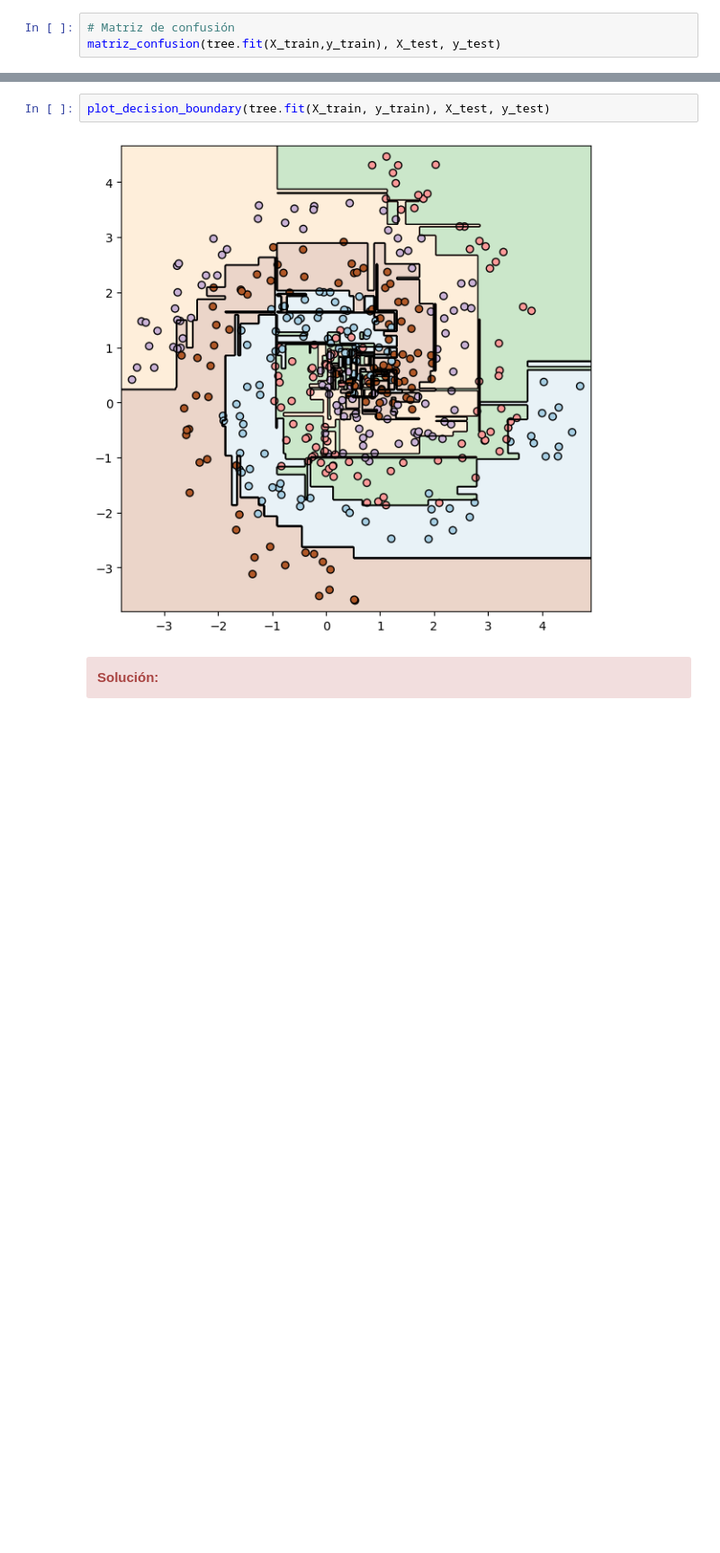
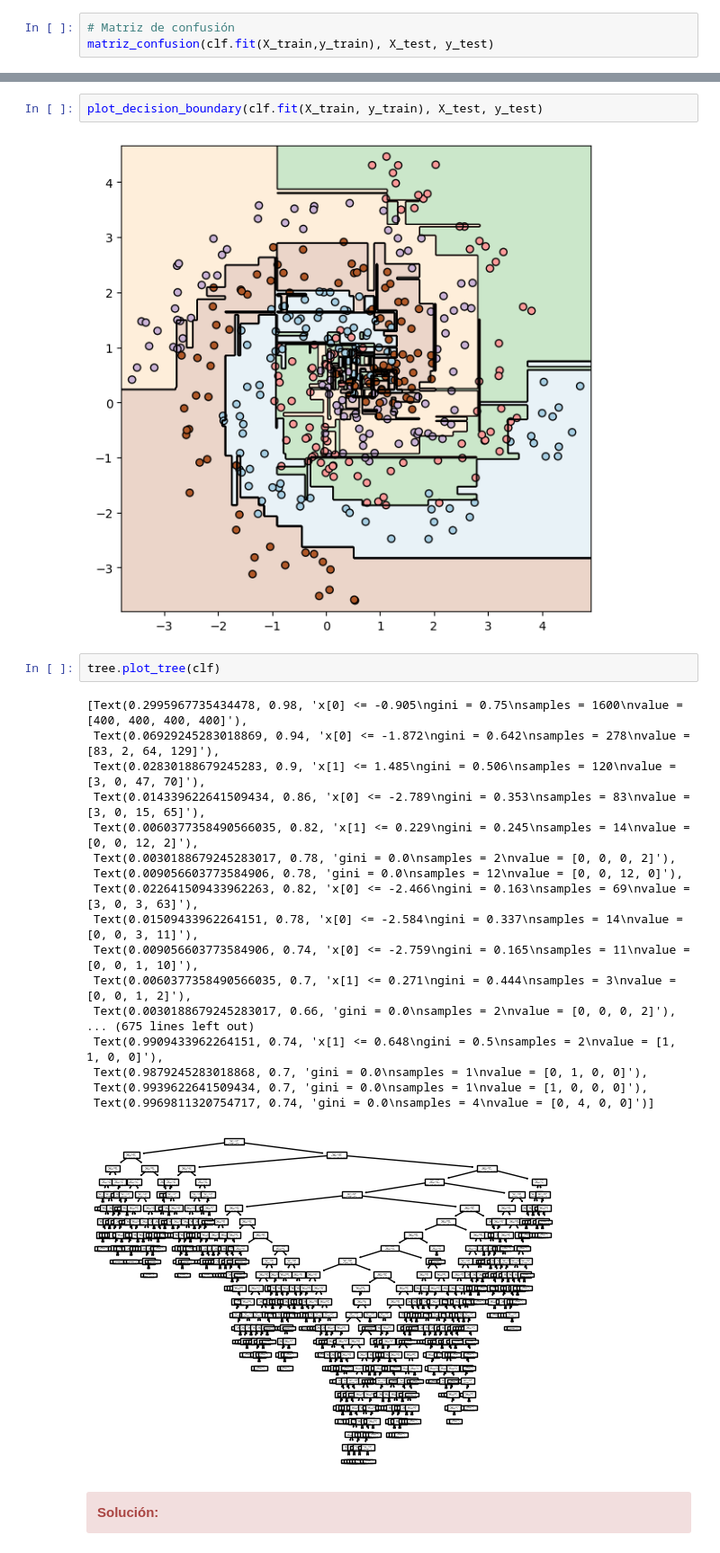
Before and after one commit to JDS1975/M-todos-supervisados, a Jupyter notebook: Copia_de_Copia_de_20222_M2_855_PEC3_JORGE.ipynb, the cells around one changed output, grey strips where cells are left out. Shown at 90% size. Drawn from its saved outputs; the diff is of its cells as text; blank space fills up the shorter version.

```diff
--- a/Copia_de_Copia_de_20222_M2_855_PEC3_JORGE.ipynb
+++ b/Copia_de_Copia_de_20222_M2_855_PEC3_JORGE.ipynb
@@ -693,13 +676,34 @@ Accuracy on training set: 1.0
 Accuracy on test set: 0.75
 # %%
 # Matriz de confusión
-matriz_confusion(tree.fit(X_train,y_train), X_test, y_test)
+matriz_confusion(clf.fit(X_train,y_train), X_test, y_test)
 # %% [output]
 [figure]
 # %%
-plot_decision_boundary(tree.fit(X_train, y_train), X_test, y_test)
+plot_decision_boundary(clf.fit(X_train, y_train), X_test, y_test)
 # %% [output]
 [figure]
+# %%
+tree.plot_tree(clf)
+# %% [output]
+[Text(0.2995967735434478, 0.98, 'x[0] <= -0.905\ngini = 0.75\nsamples = 1600\nvalue = [400, 400, 400, 400]'),
+ Text(0.06929245283018869, 0.94, 'x[0] <= -1.872\ngini = 0.642\nsamples = 278\nvalue = [83, 2, 64, 129]'),
+ Text(0.02830188679245283, 0.9, 'x[1] <= 1.485\ngini = 0.506\nsamples = 120\nvalue = [3, 0, 47, 70]'),
+ Text(0.014339622641509434, 0.86, 'x[0] <= -2.789\ngini = 0.353\nsamples = 83\nvalue = [3, 0, 15, 65]'),
+ Text(0.0060377358490566035, 0.82, 'x[1] <= 0.229\ngini = 0.245\nsamples = 14\nvalue = [0, 0, 12, 2]'),
+ Text(0.0030188679245283017, 0.78, 'gini = 0.0\nsamples = 2\nvalue = [0, 0, 0, 2]'),
+ Text(0.009056603773584906, 0.78, 'gini = 0.0\nsamples = 12\nvalue = [0, 0, 12, 0]'),
+ Text(0.022641509433962263, 0.82, 'x[0] <= -2.466\ngini = 0.163\nsamples = 69\nvalue = [3, 0, 3, 63]'),
+ Text(0.01509433962264151, 0.78, 'x[0] <= -2.584\ngini = 0.337\nsamples = 14\nvalue = [0, 0, 3, 11]'),
+ Text(0.009056603773584906, 0.74, 'x[0] <= -2.759\ngini = 0.165\nsamples = 11\nvalue = [0, 0, 1, 10]'),
+ Text(0.0060377358490566035, 0.7, 'x[1] <= 0.271\ngini = 0.444\nsamples = 3\nvalue = [0, 0, 1, 2]'),
+ Text(0.0030188679245283017, 0.66, 'gini = 0.0\nsamples = 2\nvalue = [0, 0, 0, 2]'),
+... (675 lines left out)
+ Text(0.9909433962264151, 0.74, 'x[1] <= 0.648\ngini = 0.5\nsamples = 2\nvalue = [1, 1, 0, 0]'),
+ Text(0.9879245283018868, 0.7, 'gini = 0.0\nsamples = 1\nvalue = [0, 1, 0, 0]'),
+ Text(0.9939622641509434, 0.7, 'gini = 0.0\nsamples = 1\nvalue = [1, 0, 0, 0]'),
+ Text(0.9969811320754717, 0.74, 'gini = 0.0\nsamples = 4\nvalue = [0, 4, 0, 0]')]
+[figure, added]
 # %% [markdown]
 <div class="alert alert-block alert-danger">
 <strong>Solución:</strong>
```
Also changed, not shown: parts of 22 cells of this notebook.
